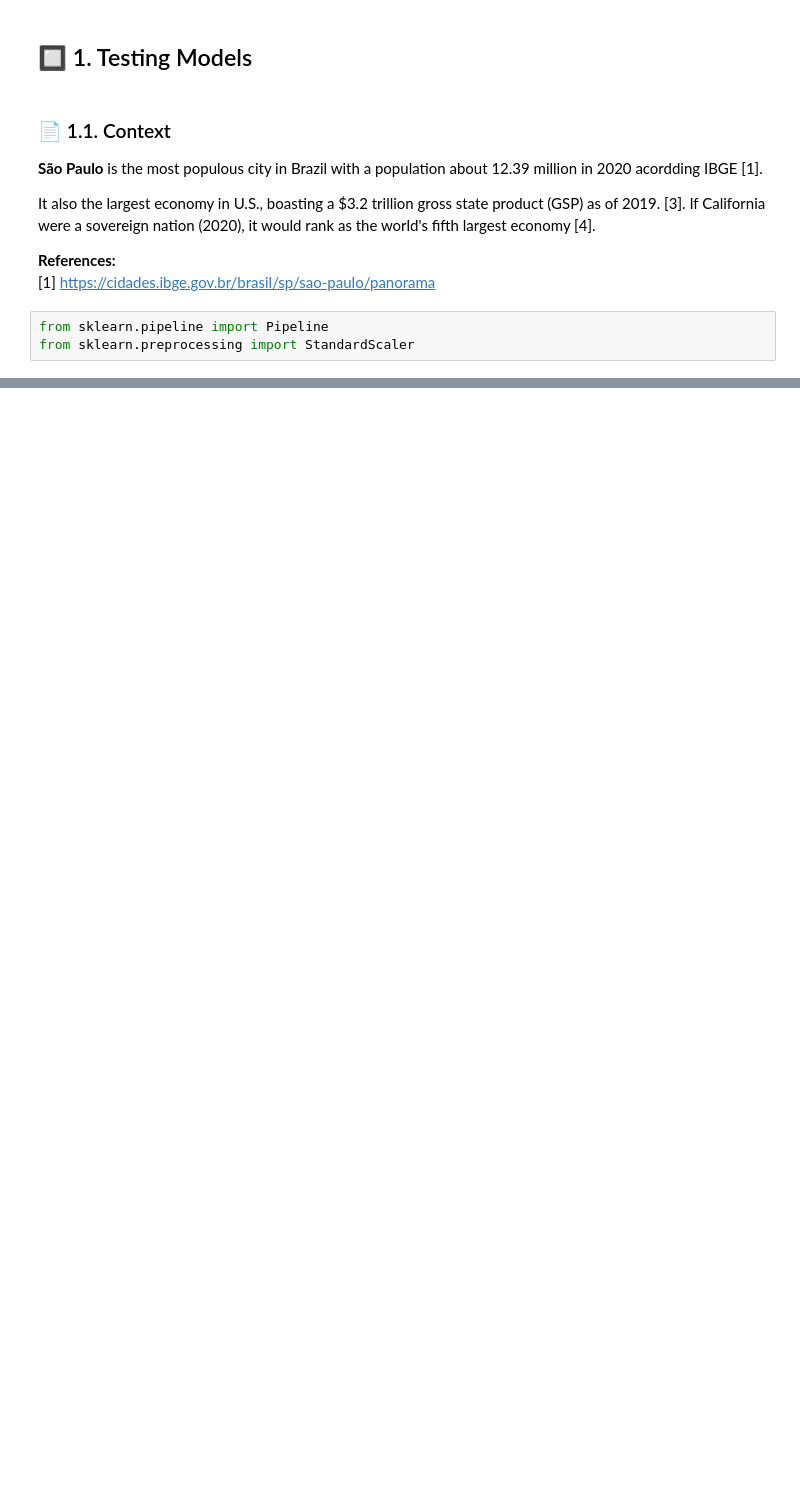
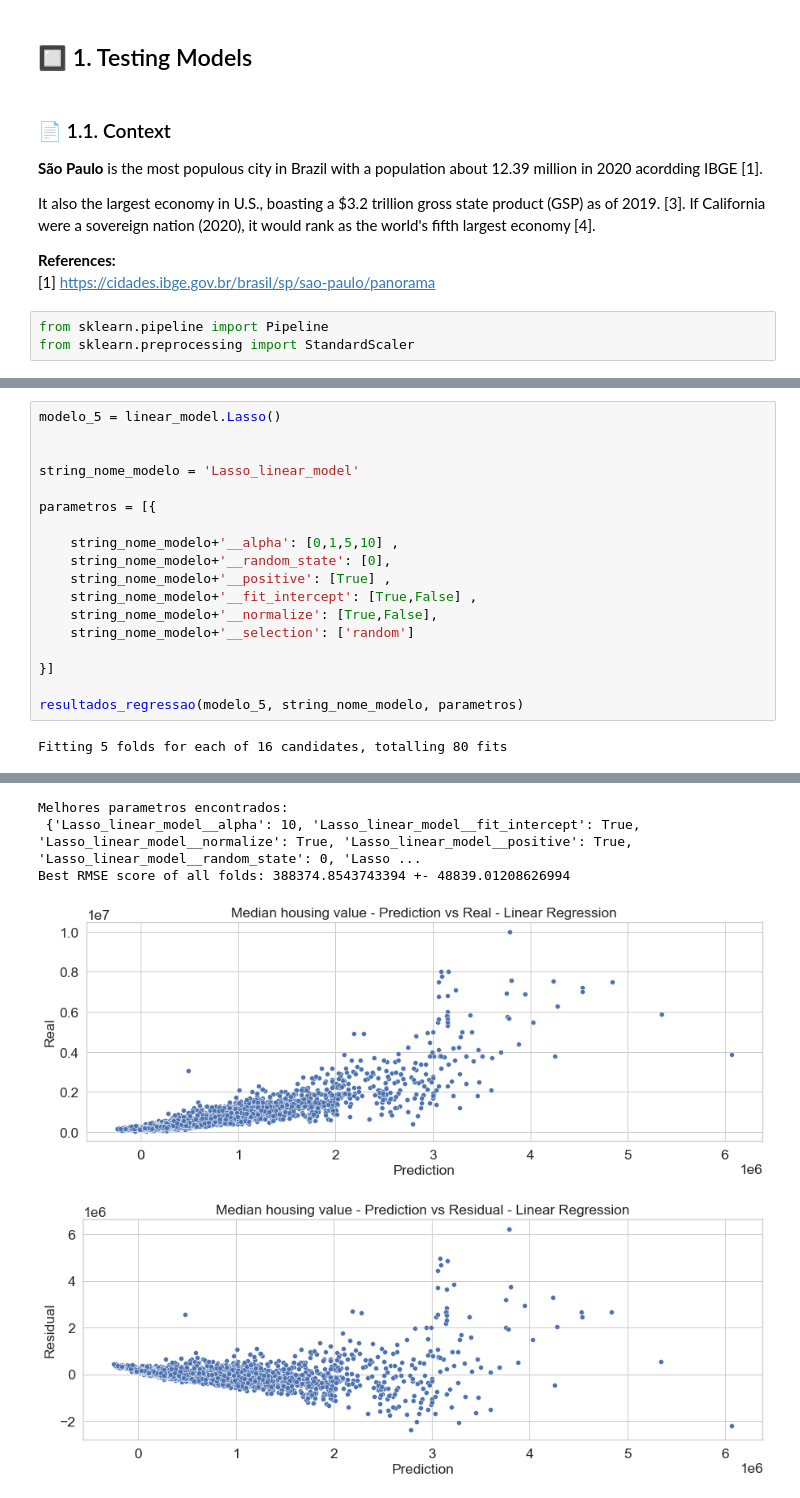
Before and after one commit to carlostomeh/Predicao_Preco_Apto_Sao_Paulo, a Jupyter notebook: sao-paulo-housing__sprint3.ipynb, the cells around one changed output, grey strips where cells are left out. Saved outputs shown, nothing was run; the diff lists cells and outputs as text; blank space fills up the shorter version.

```diff
--- a/sao-paulo-housing__sprint3.ipynb
+++ b/sao-paulo-housing__sprint3.ipynb
@@ -258,0 +291,20 @@ parametros = [{
+# %%
+modelo_5 = linear_model.Lasso()
+
+
+string_nome_modelo = 'Lasso_linear_model'
+
+parametros = [{
+
+    string_nome_modelo+'__alpha': [0,1,5,10] ,
+    string_nome_modelo+'__random_state': [0],
+    string_nome_modelo+'__positive': [True] ,
+    string_nome_modelo+'__fit_intercept': [True,False] ,
+    string_nome_modelo+'__normalize': [True,False],
+    string_nome_modelo+'__selection': ['random']
+
+}]
+
+resultados_regressao(modelo_5, string_nome_modelo, parametros)
+# %% [output]
+Fitting 5 folds for each of 16 candidates, totalling 80 fits
@@ -258,0 +313,5 @@ parametros = [{
+Melhores parametros encontrados:
+ {'Lasso_linear_model__alpha': 10, 'Lasso_linear_model__fit_intercept': True, 'Lasso_linear_model__normalize': True, 'Lasso_linear_model__positive': True, 'Lasso_linear_model__random_state': 0, 'Lasso ...
+Best RMSE score of all folds: 388374.8543743394 +- 48839.01208626994
+[figure, added]
+[figure, added]
```
Also changed, not shown: parts of 14 cells of this notebook, 1 other file.
